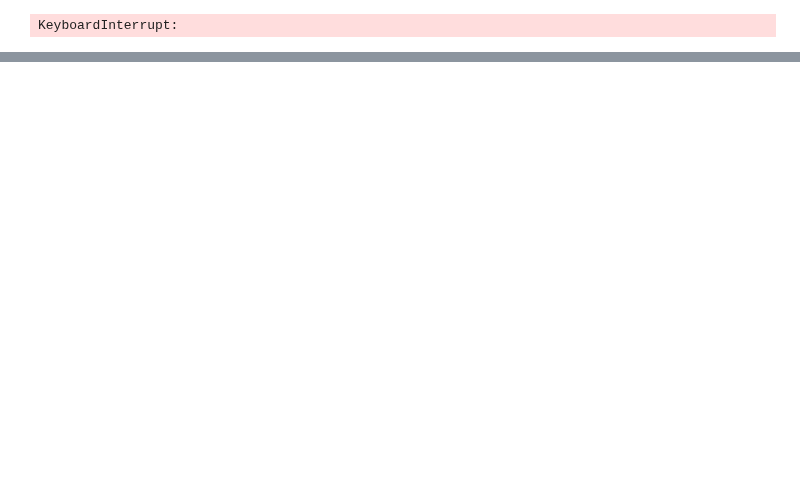
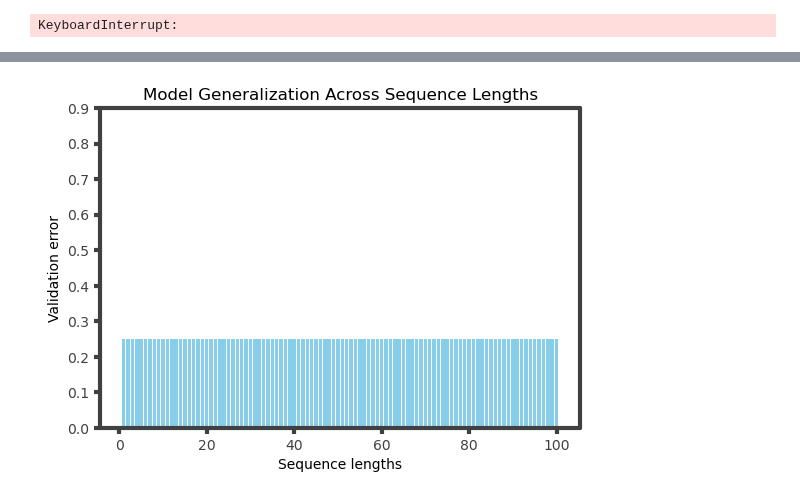
Before and after one commit to loekvanrossem/rnn_structure, a Jupyter notebook: parity/simple.ipynb, the cells around one changed output, grey strips where cells are left out. Cells and saved outputs as stored; diff of their text form; code cells hidden in the pictures; blank space fills up the shorter version.

```diff
--- a/parity/simple.ipynb
+++ b/parity/simple.ipynb
@@ -228,23 +229,30 @@ if save:
 # %%
 ## Check for large sequence length generalization
 
 # Evaluate model generalization for sequences of varying lengths
 N = 100
 val_data = []
 for n in trange(1, N + 1):
-    val_data.append(seq_data(device, problem, encoding, n_datapoints=100, seq_len=n))
+    val_data.append(
+        seq_data(
+            device, problem, encoding, n_datapoints=100, seq_len=n, symbols=in_symbols
+        )
+    )
 val_err = compiler.validation(val_data).to_numpy()[:, 0]
 
 # Visualize validation error for varying sequence lengths
 publication.set_color_mixed()
 fig = plt.figure(figsize=(6, 4))
 ax = fig.add_axes([0.1, 0.1, 0.8, 0.8])
 ax.bar(np.arange(1, N + 1), val_err, color="skyblue")
 ax.set_xlabel("Sequence lengths")
 ax.set_ylabel("Validation error")
 ax.set_title("Model Generalization Across Sequence Lengths")
 ax.set_yticks(np.arange(0, 1, 0.1))
-if save:
-    publication.pub_show(save_path=f"plots/validation_error_{settings}")
-else:
-    publication.pub_show()
+publication.pub_show(save_path=f"plots/validation_error_simple_{settings}")
+# if save:
+#     publication.pub_show(save_path=f"plots/validation_error_simple_{settings}")
+# else:
+#     publication.pub_show()
+# %% [output]
+[figure, added]
```
Also changed, not shown: parts of 6 cells of this notebook, 4 other files.
